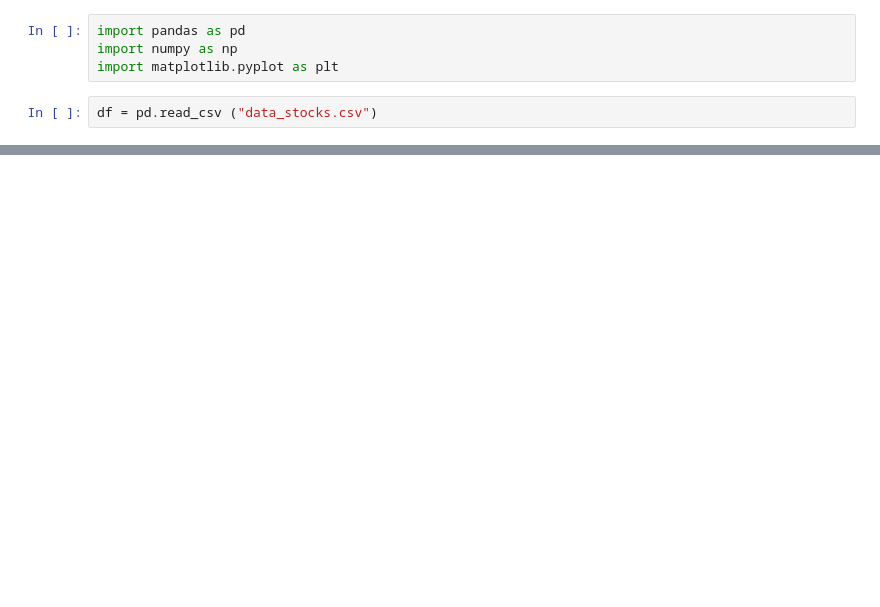
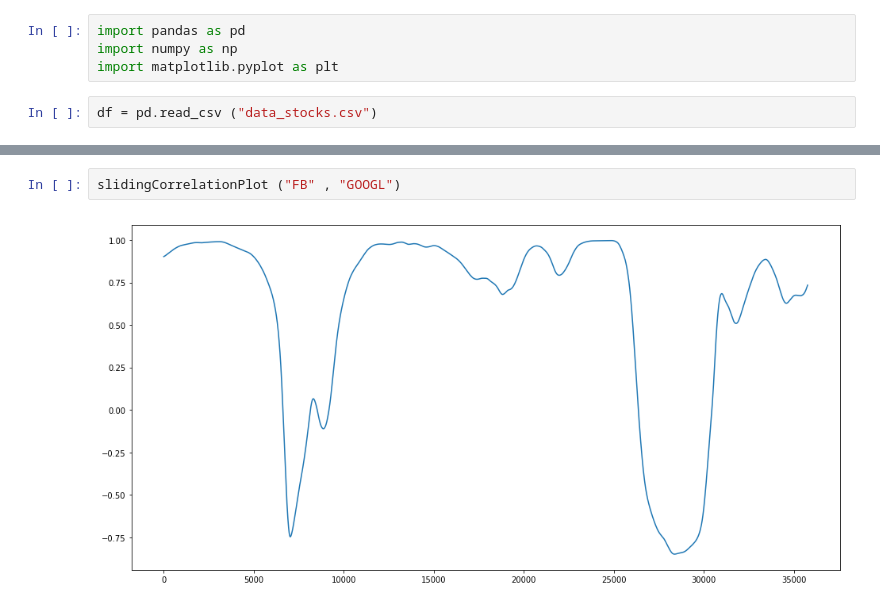
Before and after one commit to SaeedHK/stockML, a Jupyter notebook: test.ipynb, the cells around one changed output, grey strips where cells are left out. Drawn from its saved outputs; the diff is of its cells as text; blank space fills up the shorter version.

```diff
--- a/test.ipynb
+++ b/test.ipynb
@@ -50,0 +61,4 @@ plt.plot(v)
+# %%
+slidingCorrelationPlot ("FB" , "GOOGL")
+# %% [output]
+[figure, added]
```
Also changed, not shown: parts of 6 cells of this notebook.
